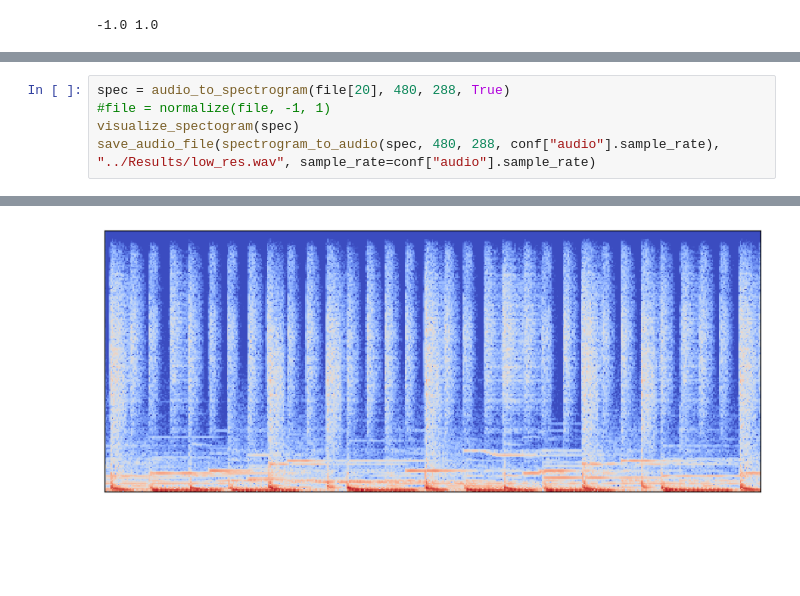
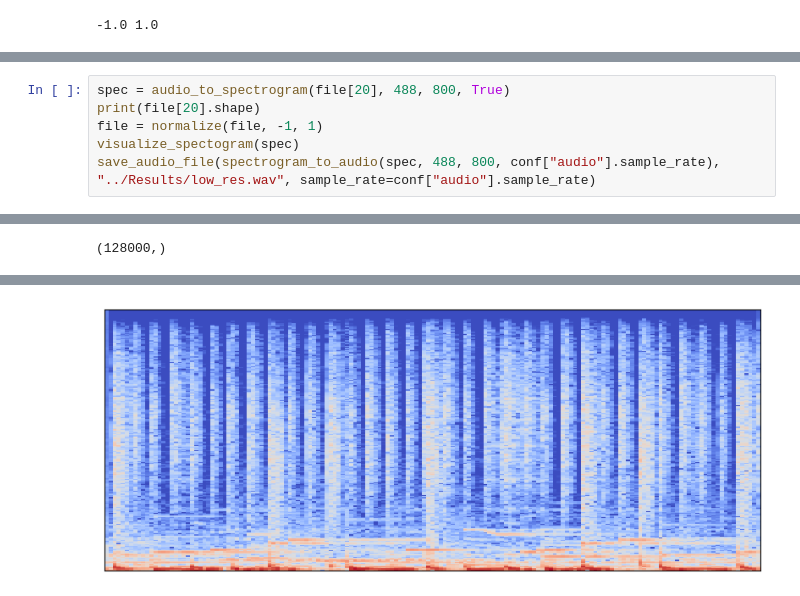
Before and after one commit to FinianLandes/MA_Diffusion, a Jupyter notebook: MainScripts/Preprocessing.ipynb, the cells around one changed output, grey strips where cells are left out. Drawn from its saved outputs; the diff is of its cells as text; blank space fills up the shorter version.

```diff
--- a/MainScripts/Preprocessing.ipynb
+++ b/MainScripts/Preprocessing.ipynb
@@ -93,6 +84,7 @@ file = split_audiofile(file, conf["audio"].time_frame_s, conf["audio"].sample_ra
 # %%
-spec = audio_to_spectrogram(file[20], 480, 288, True)
-#file = normalize(file, -1, 1)
+spec = audio_to_spectrogram(file[20], 488, 800, True)
+print(file[20].shape)
+file = normalize(file, -1, 1)
 visualize_spectogram(spec)
-save_audio_file(spectrogram_to_audio(spec, 480, 288, conf["audio"].sample_rate), "../Results/low_res.wav", sample_rate=conf["audio"].sample_rate)
+save_audio_file(spectrogram_to_audio(spec, 488, 800, conf["audio"].sample_rate), "../Results/low_res.wav", sample_rate=conf["audio"].sample_rate)
 # %% [output]
@@ -100,0 +93 @@ save_audio_file(spectrogram_to_audio(spec, 480, 288, conf["audio"].sample_rate),
+(128000,)
@@ -101 +95 @@ save_audio_file(spectrogram_to_audio(spec, 480, 288, conf["audio"].sample_rate),
-[figure, old version]
+[figure, new version]
```
Also changed, not shown: parts of 5 cells of this notebook, 1 other file.
